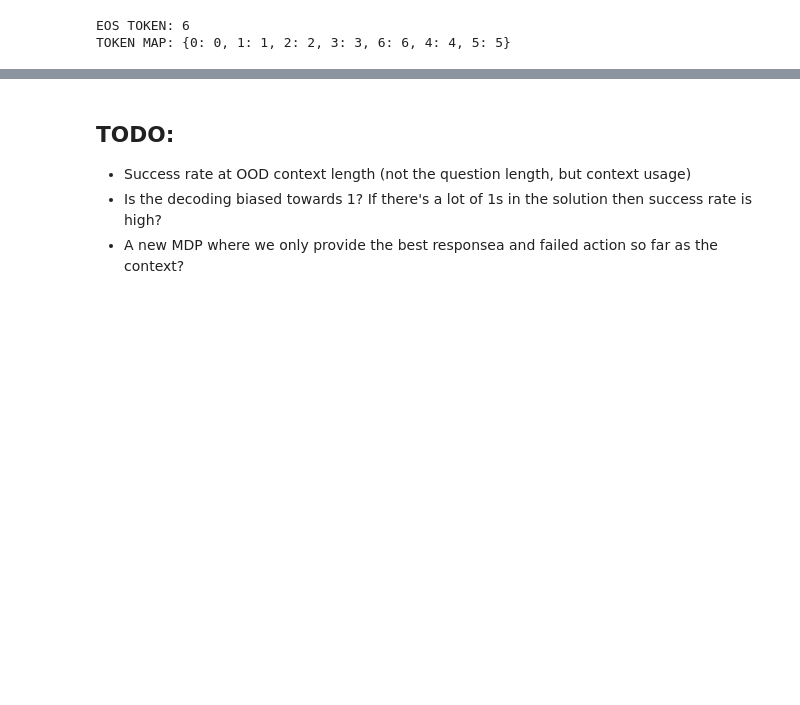
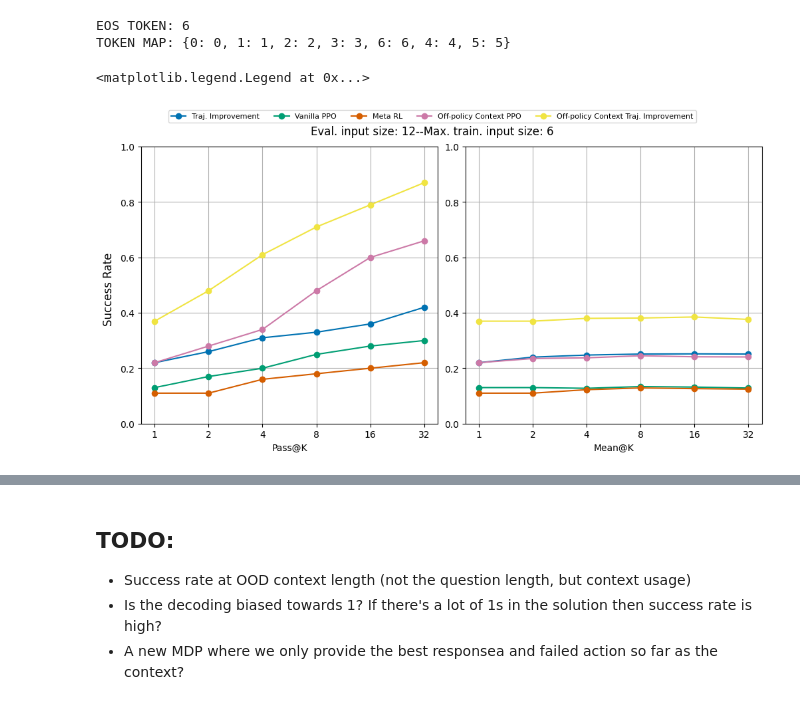
Before and after one commit to chanb/scaling_jax, a Jupyter notebook: src/evaluations/attempt_diversity.ipynb, the cells around one changed output, grey strips where cells are left out. Drawn from its saved outputs; the diff is of its cells as text; code cells hidden in the pictures; blank space fills up the shorter version.

Commit message:
Plots for pass@K

```diff
--- a/src/evaluations/attempt_diversity.ipynb
+++ b/src/evaluations/attempt_diversity.ipynb
@@ -32,18 +34,25 @@ from src.decoding import make_autoregressive
 from src.rollout import rollout
 from src.utils import parse_dict
 from src.verifier import make_compute_returns
+# %%
+plt.style.use("seaborn-v0_8-colorblind")
 # %%
 base_path = "/home/bryanpu1/projects/parallel_vs_serial/scaling_jax/results"
 algo_name = "addition-max_int_64-no_eos-reset_immediately"
-run_name = "ppo-scratch_1M-traj_improvement-discounting-0_cot_tokens-8x8-01-23-26_12_09_26-f286ef45-3656-4c3c-9de7-8c8fdae668ed"
-# run_name = "ppo_kl-scratch_1M-0_cot_tokens-8x8-01-23-26_11_05_40-93cc131e-8f27-4175-88b1-51de541e4d0b"
+run_names = {
+    "Traj. Improvement": "ppo-scratch_1M-traj_improvement_fixed-discounting-0_cot_tokens-8x8-01-25-26_07_52_41-cfc6a873-9c41-4c29-9dac-d83eb011a4f9",
+    "Vanilla PPO": "ppo_kl-scratch_1M-0_cot_tokens-8x8-01-23-26_11_05_40-93cc131e-8f27-4175-88b1-51de541e4d0b",
+    "Meta RL": "ppo-scratch_1M-meta_rl-0_cot_tokens-8x8-01-23-26_11_08_43-9a5c8346-6c12-4081-9a21-24acf4c0133d",
+    "Off-policy Context PPO": "opc_ppo-scratch_1M-0_cot_tokens-8x8-01-26-26_07_00_51-eaee1709-185a-4366-938f-752d2aefd1ea",
+    "Off-policy Context Traj. Improvement": "opc_ppo-scratch_1M-traj_improvement-0_cot_tokens-8x8-01-26-26_06_57_54-72a716da-5119-4bad-92d3-d498cbe06d27",
+}
 
-learner_path = os.path.join(base_path, algo_name, run_name)
+learner_path = os.path.join(base_path, algo_name, list(run_names.values())[0])
 
 eval_seed = 42
 num_evals = 32
 max_decode_len = 200
-batch_size = 32
+batch_size = 100
 max_bits = 12
 
 config_dict = json.load(open(os.path.join(learner_path, "config.json"), "r"))
@@ -58,7 +67,7 @@ dataset_kwargs = config.dataset_kwargs
 ## Rollout
 # %%
 if config.dataset_name == "curriculum":
-    max_num_bits = int(np.ceil(np.log2(dataset_kwargs.datasets[-1]["dataset_kwargs"]["max_int"])))
+    train_num_bits = int(np.ceil(np.log2(dataset_kwargs.datasets[-1]["dataset_kwargs"]["max_int"])))
     train_val_ratio = dataset_kwargs.datasets[-1]["dataset_kwargs"]["train_val_ratio"]
     predict_eos = dataset_kwargs.datasets[-1]["dataset_kwargs"]["predict_eos"]
     num_cot_tokens = dataset_kwargs.datasets[-1]["dataset_kwargs"]["num_cot_tokens"]
@@ -67,7 +76,7 @@ if config.dataset_name == "curriculum":
     carry_registers = dataset_kwargs.datasets[-1]["dataset_kwargs"]["carry_registers"]
     train_max_decode_len = dataset_kwargs.datasets[-1]["dataset_kwargs"]["context_len"]
 else:
-    max_num_bits = int(np.ceil(np.log2(dataset_kwargs.max_int)))
+    train_num_bits = int(np.ceil(np.log2(dataset_kwargs.max_int)))
     train_val_ratio = dataset_kwargs.train_val_ratio
     predict_eos = dataset_kwargs.predict_eos
     num_cot_tokens = dataset_kwargs.num_cot_tokens
@@ -145,12 +177,47 @@ graphdef, _, rest = nnx.split(model, nnx.Cache, ...)
 # %%
-rollout_res = rollout(
-    graphdef,
-    cache,
-    rest,
-    rollout_rng,
-    batch,
-    eos_token=dataset.eos_token_id,
-    deterministic=0,
-    correct_aware_shift=dataset.correctness_aware_tokens_offset,
-    max_token_id_to_shift=dataset.max_token_id_to_shift,
+x_range = np.arange(math.ceil(np.log2(num_evals)) + 1)
+num_cols = 2
+num_rows = 1
+fig, axes = plt.subplots(num_rows, num_cols, layout="constrained", figsize=(5.0 * num_cols, 5.0 * num_rows))
+
+for i, (exp_name, res_array) in enumerate(results.items()):
+    success_array = res_array[0].reshape((batch_size, num_evals))
+    pass_k = np.mean(np.maximum.accumulate(success_array, axis=-1), axis=0)
+    mean_k = np.mean(np.cumsum(success_array, axis=-1) / np.arange(1, num_evals + 1), axis=0)
+
+    scatter = axes[0].plot(
+        x_range,
+        pass_k[2 ** x_range - 1],
+        label=exp_name,
+        marker="o",
+    )
+    axes[0].set_xticks(x_range)
+    axes[0].set_xticklabels(2 ** x_range)
+    axes[0].set_xlabel("Pass@K")
+    axes[0].set_ylim(0.0, 1.0)
+    axes[0].grid(True)
+
+    scatter = axes[1].plot(
+        x_range,
+        mean_k[2 ** x_range - 1],
+        marker="o",
+    )
+    axes[1].set_xticks(x_range)
+    axes[1].set_xticklabels(2 ** x_range)
+    axes[1].set_xlabel("Mean@K")
+    axes[1].set_ylim(0.0, 1.0)
+    axes[1].grid(True)
+
+fig.suptitle("Eval. input size: {}--Max. train. input size: {}".format(max_bits, train_num_bits))
+fig.supylabel("Success Rate")
+fig.legend(
+    bbox_to_anchor=(0.0, 1.0, 1.0, 0.0),
+    loc="lower center",
+    ncols=5,
+    borderaxespad=0.0,
+    frameon=True,
+    fontsize="8",
 )
+# %% [output]
+<matplotlib.legend.Legend at 0x...>
+[figure, added]
```
Also changed, not shown: parts of 7 cells of this notebook.
